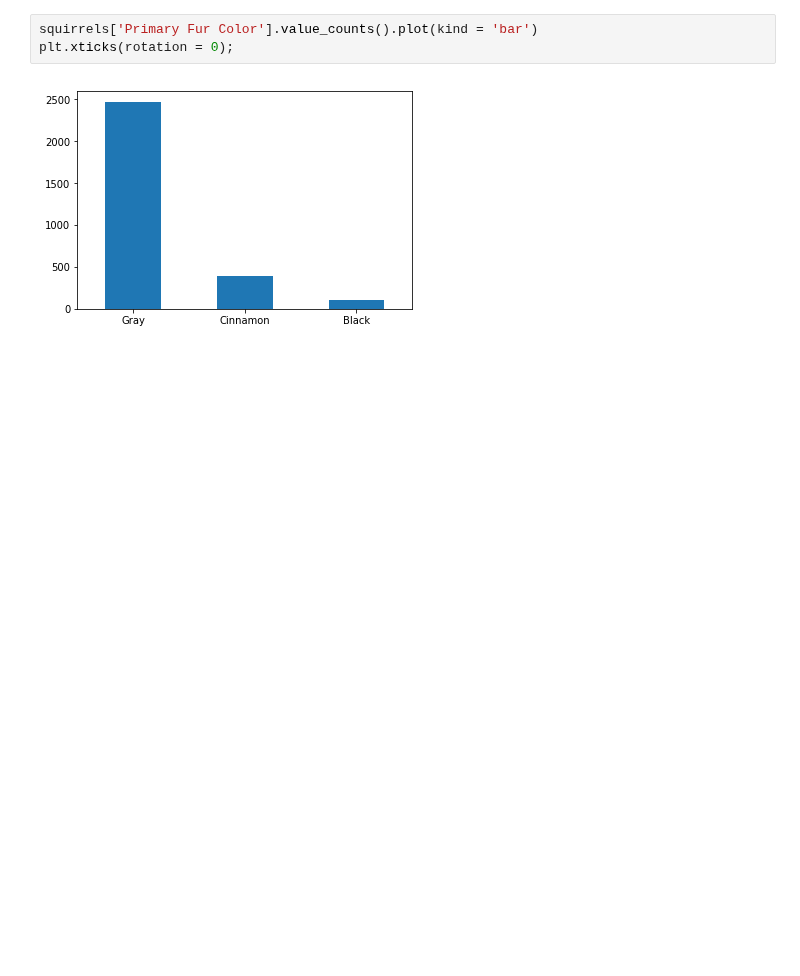
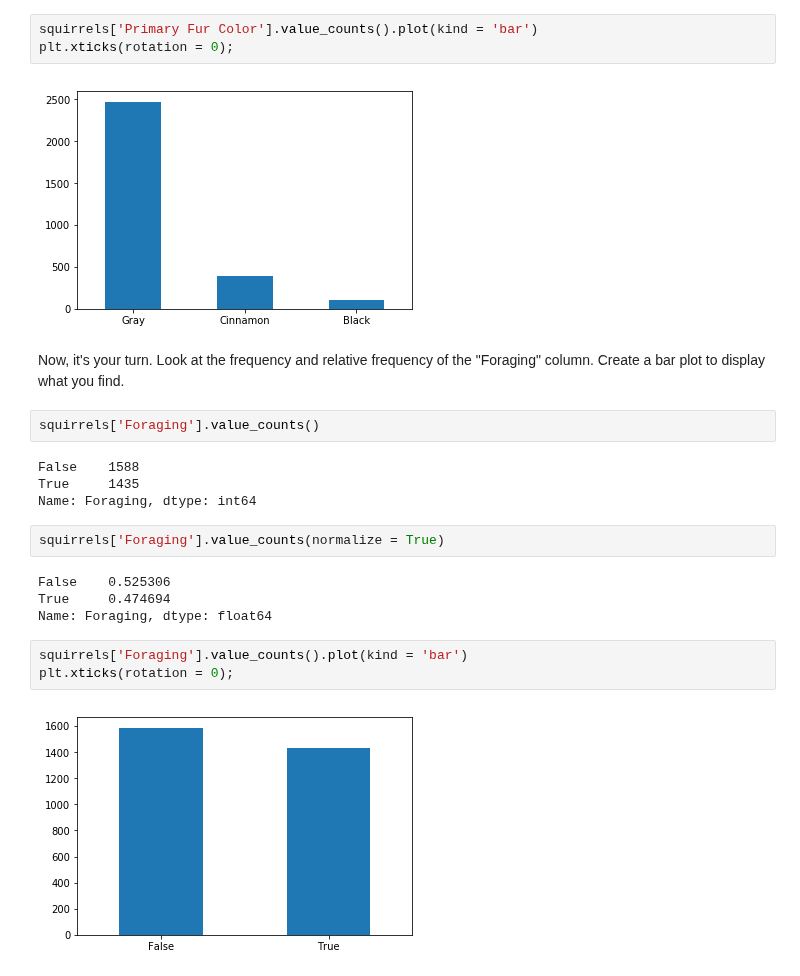
Before and after one commit to NSS-Data-Instructional-Stuff/stats-for-data-science, a Jupyter notebook: notebooks/Notebook_01_Exploratory_Data_Analysis_Part_1_Single_Variable.ipynb, the cells around one changed output. Saved outputs shown, nothing was run; the diff lists cells and outputs as text; blank space fills up the shorter version.

```diff
--- a/notebooks/Notebook_01_Exploratory_Data_Analysis_Part_1_Single_Variable.ipynb
+++ b/notebooks/Notebook_01_Exploratory_Data_Analysis_Part_1_Single_Variable.ipynb
@@ -887,3 +897,22 @@ squirrels['Primary Fur Color'].value_counts().plot(kind = 'bar')
 plt.xticks(rotation = 0);
 # %% [output]
 [figure]
+# %% [markdown]
+Now, it's your turn. Look at the frequency and relative frequency of the "Foraging" column. Create a bar plot to display what you find.
+# %%
+squirrels['Foraging'].value_counts()
+# %% [output]
+False    1588
+True     1435
+Name: Foraging, dtype: int64
+# %%
+squirrels['Foraging'].value_counts(normalize = True)
+# %% [output]
+False    0.525306
+True     0.474694
+Name: Foraging, dtype: float64
+# %%
+squirrels['Foraging'].value_counts().plot(kind = 'bar')
+plt.xticks(rotation = 0);
+# %% [output]
+[figure, added]
```
Also changed, not shown: parts of 5 cells of this notebook, 1 other file.
